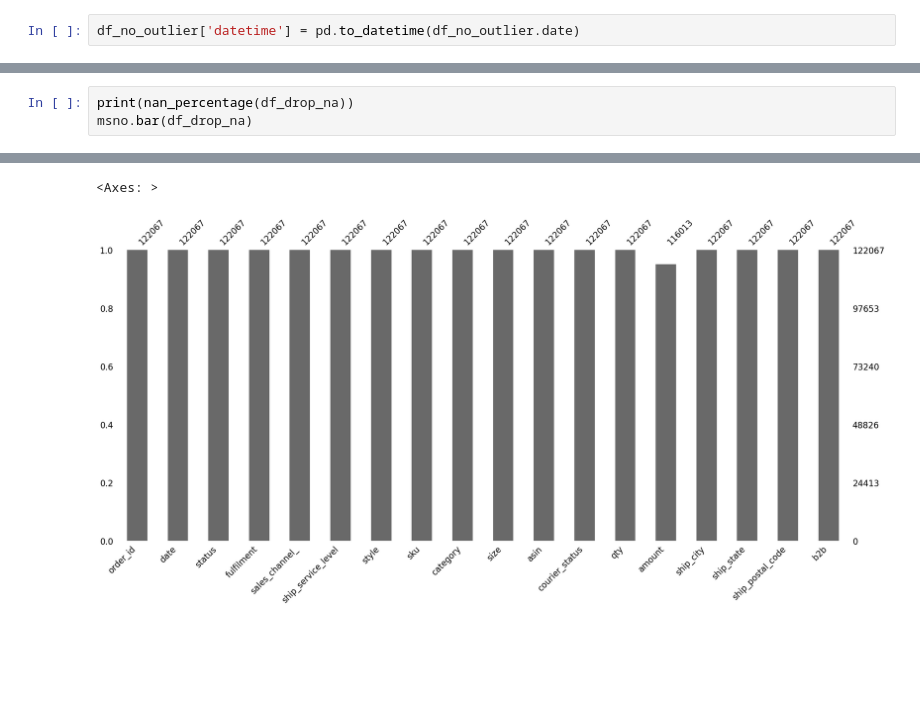
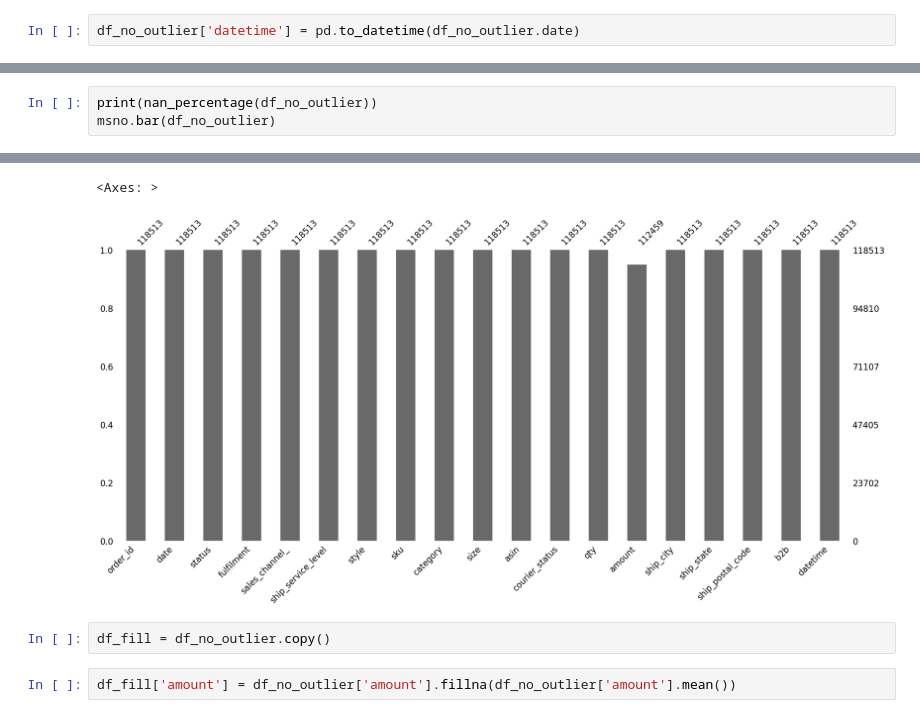
Before and after one commit to alfandysurya2/portfolio, a Jupyter notebook: E-Commerce Data Pipeline with Airflow/notebook/amazon_sale_report_pulling_and_preprocessing_debug.ipynb, the cells around one changed output, grey strips where cells are left out. Drawn from its saved outputs; the diff is of its cells as text; blank space fills up the shorter version.

```diff
--- a/E-Commerce Data Pipeline with Airflow/notebook/amazon_sale_report_pulling_and_preprocessing_debug.ipynb
+++ b/E-Commerce Data Pipeline with Airflow/notebook/amazon_sale_report_pulling_and_preprocessing_debug.ipynb
@@ -255,4 +255,4 @@ sns.lineplot(data=df_no_outlier, x='datetime', y='amount')
 # %%
-print(nan_percentage(df_drop_na))
-msno.bar(df_drop_na)
+print(nan_percentage(df_no_outlier))
+msno.bar(df_no_outlier)
 # %% [output]
@@ -277,3 +278,7 @@ b2b                   0.000000
 dtype: float64
 <Axes: >
-[figure, old version]
+[figure, new version]
+# %%
+df_fill = df_no_outlier.copy()
+# %%
+df_fill['amount'] = df_no_outlier['amount'].fillna(df_no_outlier['amount'].mean())
```
Also changed, not shown: parts of 6 cells of this notebook, 47 other files.
